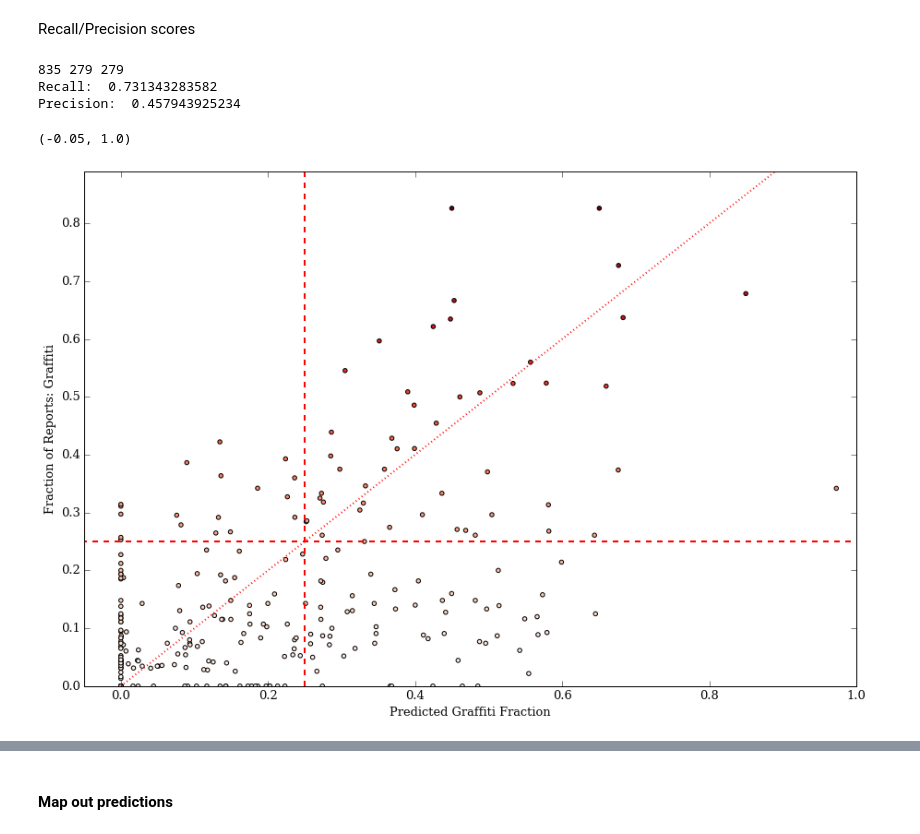
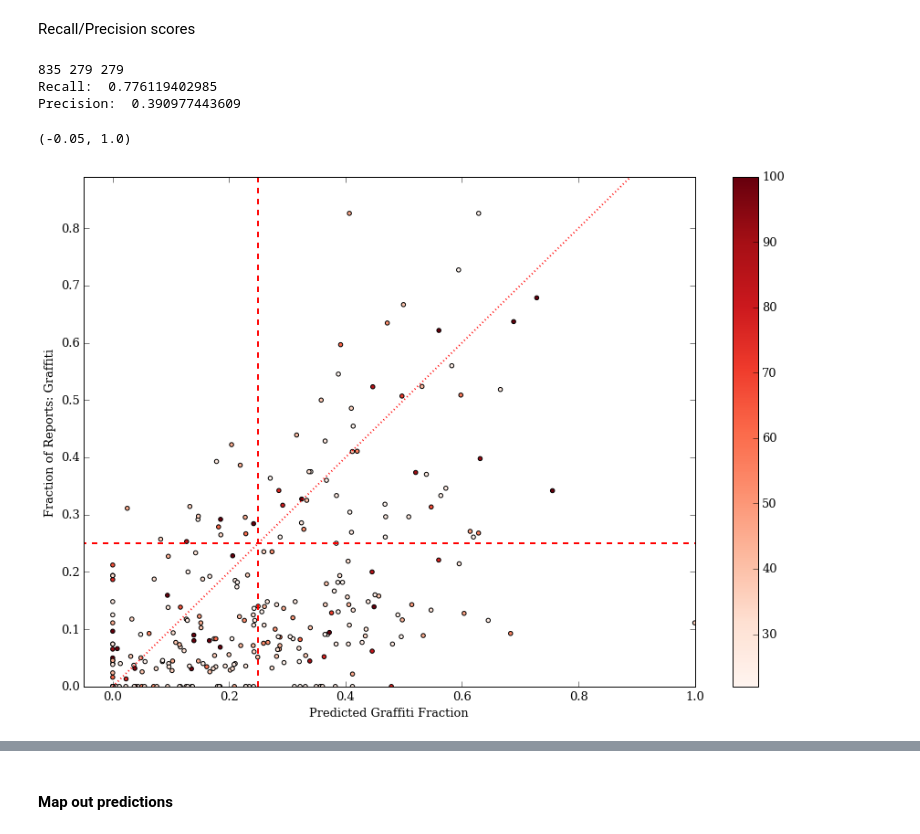
Before and after one commit to katiesch/insight2016, a Jupyter notebook: modeling_work.ipynb, the cells around one changed output, grey strips where cells are left out. Cells and saved outputs as stored; diff of their text form; code cells hidden in the pictures.

```diff
--- a/modeling_work.ipynb
+++ b/modeling_work.ipynb
@@ -325,3 +315,12 @@ census_trimmed['test_term1'] = ((census_trimmed['median_house_income'] / np.mean
+# %%
+# Feature related to age demographics
+census_trimmed['test_term3'] = (census_trimmed['median_age_white']
+                                * census_trimmed['latin_per'])
+# %%
+# feature related to property values in the area
+census_trimmed['test_term4'] = (census_trimmed['median_home_value']
+                                * census_trimmed['median_contract_rent']
+                                * census_trimmed['ownerocc_per'])
 # %%
 grich_index = np.where((census_trimmed['count']>=report_limit)
                         & (census_trimmed['graffiti_per']>=graffiti_threshold))[0]
@@ -494,8 +493,9 @@ array(['Unnamed: 0', 'tract', 'blockgroup', 'count', 'graffiti_count',
        'crime_count', 'crime_per_cap', 'test_term1'], dtype=object)
 # %%
 #fml = 'graffiti_per ~ white_per + median_house_income + cent_lon + cent_lat + baa_per + median_home_value + ownerocc_per + publica_per + median_age + median_contract_rent + rep_per_cap + limited_english_households_per + total_pop + sl_density + male_61plus + female_61plus + ap_count + test_term1'
+#fml = 'graffiti_per ~ median_house_income + white_per + cent_lon + cent_lat + baa_per + ownerocc_per + publica_per + rep_per_cap + limited_english_households_per + lighting_count + total_pop + crime_per_cap'
 
-fml = 'graffiti_per ~ median_house_income + white_per + cent_lon + cent_lat + baa_per + ownerocc_per + publica_per + rep_per_cap + limited_english_households_per + total_pop + crime_per_cap'
+fml = 'graffiti_per ~ test_term2 + test_term1 + crime_count + rep_per_cap + white_per + median_house_income + test_term3 + test_term4'
 # %%
 model = smf.ols(fml, training_set).fit()
 print(model.summary())
@@ -583,11 +583,11 @@ gscore = np.array(census_trimmed['graffiti_per'])
 counter = np.array(census_trimmed['count'])
 
 report_limit2 = 22.
-graffiti_threshold = 0.25
+graffiti_threshold2 = 0.25
 
-gr_index = np.where((gscore>=graffiti_threshold) & (counter>=report_limit))[0]
-gp_index = np.where((gscore<graffiti_threshold) & (counter>=report_limit))[0]
-gnone_index = np.where(counter<report_limit)[0]
+gr_index = np.where((gscore>=graffiti_threshold2) & (counter>=report_limit2))[0]
+gp_index = np.where((gscore<graffiti_threshold2) & (counter>=report_limit2))[0]
+gnone_index = np.where(counter<report_limit2)[0]
 
 gscore[gr_index] = 1.0
 gscore[gp_index] = 0.0
@@ -596,8 +596,8 @@ gscore[gnone_index] = -1.0
 # Split prediction rates into binary coding as well.
 predicted_gscore = np.array(census_labels)
 
-pgr_index = np.where((predicted_gscore>=graffiti_threshold) & (counter>=report_limit2))[0]
-pgp_index = np.where((predicted_gscore<graffiti_threshold) & (counter>=report_limit2))[0]
+pgr_index = np.where((predicted_gscore>=graffiti_threshold2) & (counter>=report_limit2))[0]
+pgp_index = np.where((predicted_gscore<graffiti_threshold2) & (counter>=report_limit2))[0]
 pnone_index = np.where(counter<report_limit2)[0]
 
 predicted_gscore[pgp_index] = 0.0
@@ -613,29 +613,29 @@ print 'Recall: ', recall_score(gscore_ed, predicted_gscore_ed, pos_label=1)
 print 'Precision: ',precision_score(gscore_ed, predicted_gscore_ed, pos_label=1)
 # %% [output]
 835 279 279
-Recall:  0.731343283582
-Precision:  0.457943925234
+Recall:  0.776119402985
+Precision:  0.390977443609
 # %%
 census_trimmed['predicted_labels'] = census_labels
 fig, test = plt.subplots(1,1, figsize=(15,10))
 fig.subplots_adjust(hspace=.5)
 fig.subplots_adjust(wspace=.2)
 
 indexer = np.where(census_trimmed['count']>=report_limit2)[0]
 cs = test.scatter(census_trimmed.loc[indexer, 'predicted_labels'],
                   census_trimmed.loc[indexer, 'graffiti_per'],
-                  c=census_trimmed.loc[indexer, 'graffiti_per'], cmap='Reds')
-
+                  c=census_trimmed.loc[indexer, 'count'], cmap='Reds', vmax=100)
+plt.colorbar(cs)
 test.set_xlabel('Predicted Graffiti Fraction')
 test.set_ylabel('Fraction of Reports: Graffiti')
 #test.plot([0,1.0],[0,1.0], 'r--', lw=2)
-test.plot([graffiti_threshold,graffiti_threshold],[0.0,1.0], 'r--', lw=2)
-test.plot([-0.2,1.0],[graffiti_threshold,graffiti_threshold], 'r--', lw=2)
+test.plot([graffiti_threshold2,graffiti_threshold2],[0.0,1.0], 'r--', lw=2)
+test.plot([-0.2,1.0],[graffiti_threshold2,graffiti_threshold2], 'r--', lw=2)
 test.plot([0,1],[0,1], 'r:', lw=2)
 test.set_ylim(0.0,0.89)
 test.set_xlim(-0.05,1.0)
 
 #test.axis('scaled')
 # %% [output]
 (-0.05, 1.0)
-[figure, old version]
+[figure, new version]
```
Also changed, not shown: parts of 20 cells of this notebook.
